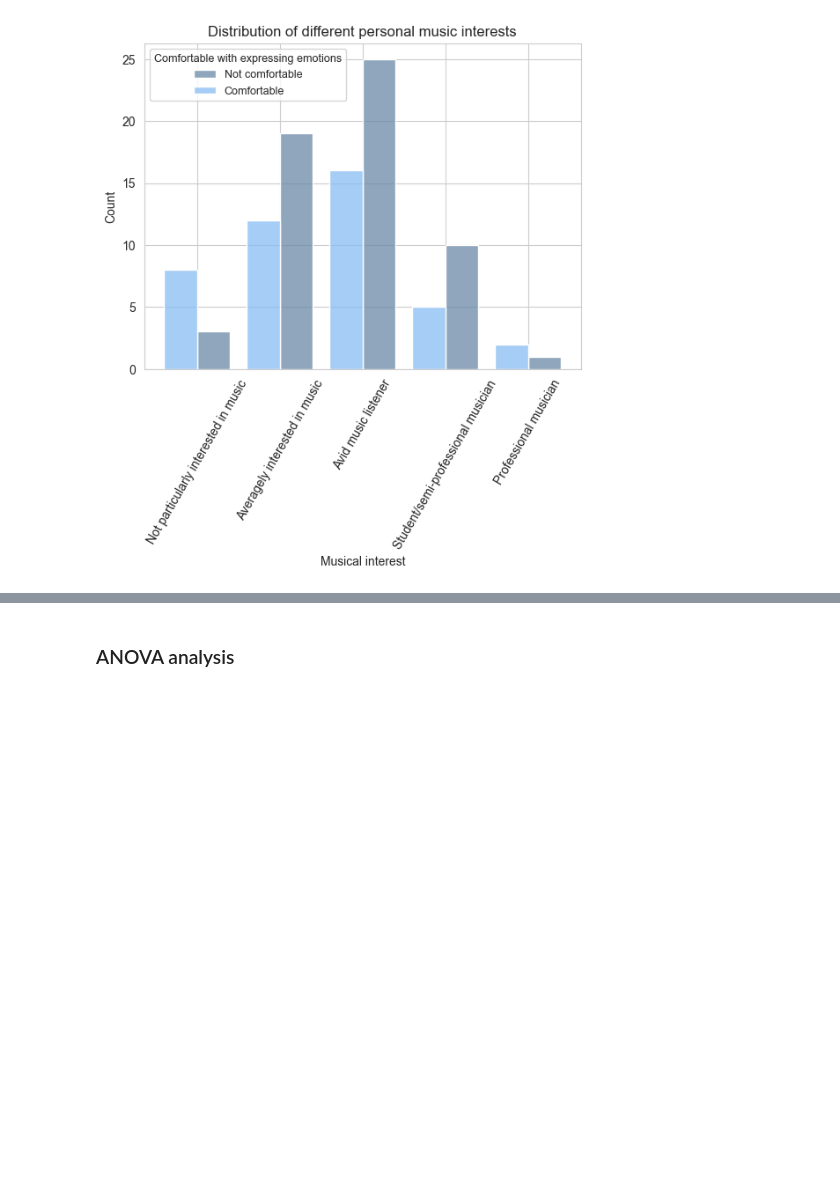
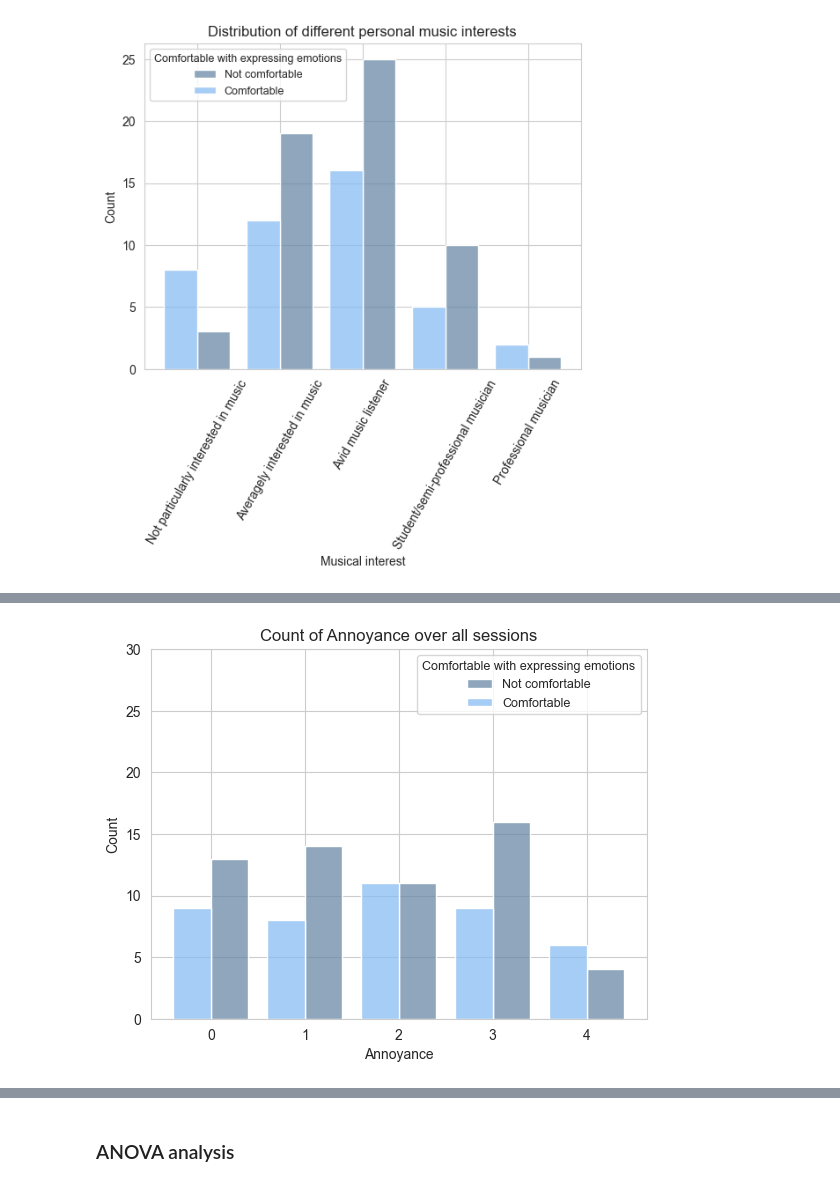
Before and after one commit to ihneskarbovik/IN5060-assignment3, a Jupyter notebook: study.ipynb, the cells around one changed output, grey strips where cells are left out. Saved outputs shown, nothing was run; the diff lists cells and outputs as text; code cells hidden in the pictures; blank space fills up the shorter version.

```diff
--- a/study.ipynb
+++ b/study.ipynb
@@ -264,0 +270,13 @@ plt.show()
+# %%
+order = ['0', '1', '2', '3', '4', '5']
+to_plot['Annoyance'] = pd.Categorical(to_plot['Annoyance'], categories=order, ordered=True)
+
+ax = sns.histplot(data=to_plot, x='Annoyance', hue='Comfortable with expressing emotions', multiple="dodge", palette=colors[1:3], shrink=0.8, zorder=3)
+ax.set_title('Count of Annoyance over all sessions')
+ax.set_xlabel('Annoyance')
+ax.set_ylim(0, 30)
+ax.grid(True, zorder=0)
+ax.legend(title="Comfortable with expressing emotions", fontsize=9, title_fontsize=9, labels=['Not comfortable', 'Comfortable'])
+plt.show()
+# %% [output]
+[figure, added]
```
Also changed, not shown: parts of 11 cells of this notebook.
